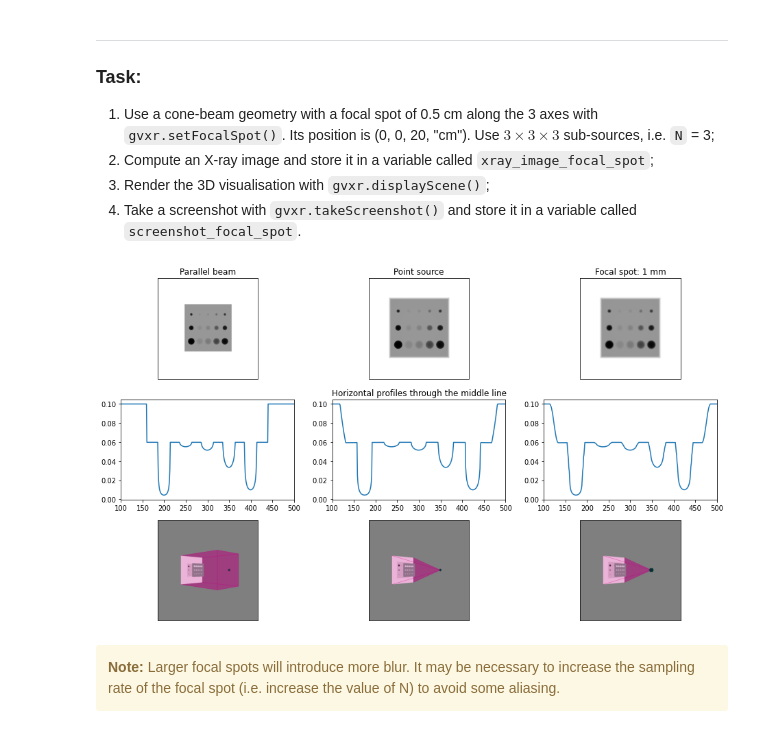
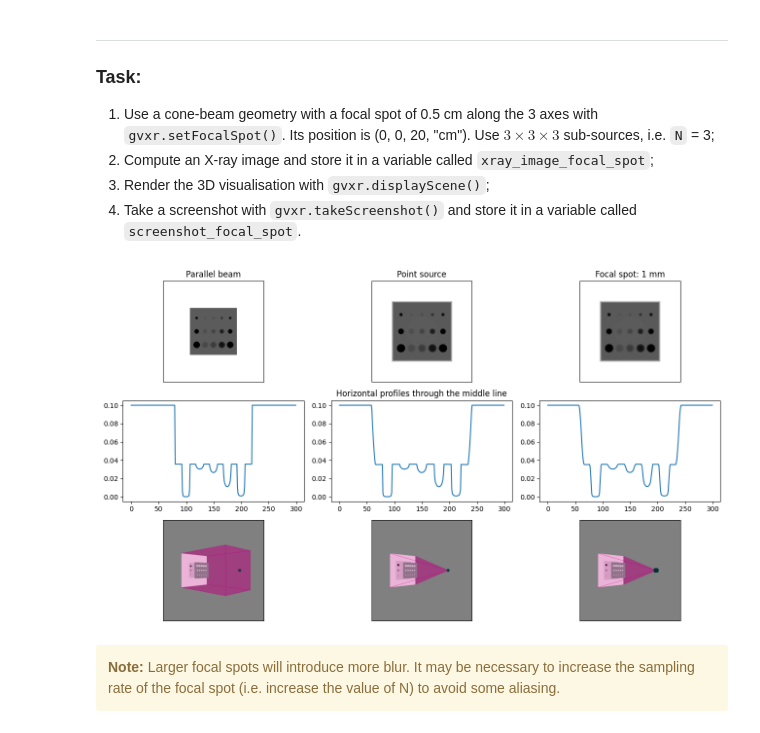
Before and after one commit to effepivi/gvxr-tutorials, a Jupyter notebook: Source_parameters.ipynb, the cells around one changed output. Drawn from its saved outputs; the diff is of its cells as text; code cells hidden in the pictures.

```diff
--- a/Source_parameters.ipynb
+++ b/Source_parameters.ipynb
@@ -130,3 +127,6 @@ gvxr.setDetectorNumberOfPixels(600, 600)
+# %%
+gvxr.setDetectorNumberOfPixels(300, 300)
+half_image_width = 150
 # %% [markdown]
 ---
 
@@ -276,7 +268,7 @@ gvxr.setZoom(500)
 gvxr.setMonoChromatic(100, "keV", 1)
 gvxr.usePointSource()
 gvxr.setSourcePosition(0, 0, 20, "cm")
-xray_image_point_source = gvxr.computeXRayImage()
+xray_image_point_source = np.array(gvxr.computeXRayImage(), dtype=np.single)
 gvxr.displayScene()
 screenshot_point_source = gvxr.takeScreenshot()
 # %% [markdown]
@@ -290,7 +282,7 @@ screenshot_point_source = gvxr.takeScreenshot()
 4. Take a screenshot with `gvxr.takeScreenshot()` and store it in a variable called `screenshot_parallel_source`.
 # %%
 gvxr.useParallelSource()
-xray_image_parallel_source = gvxr.computeXRayImage()
+xray_image_parallel_source = np.array(gvxr.computeXRayImage(), dtype=np.single)
 gvxr.displayScene()
 screenshot_parallel_source = gvxr.takeScreenshot()
 # %% [markdown]
@@ -304,7 +296,7 @@ screenshot_parallel_source = gvxr.takeScreenshot()
 4. Take a screenshot with `gvxr.takeScreenshot()` and store it in a variable called `screenshot_focal_spot`.
 # %%
 gvxr.setFocalSpot(0, 0, 20, 0.5, "cm", 3)
-xray_image_focal_spot = gvxr.computeXRayImage()
+xray_image_focal_spot = np.array(gvxr.computeXRayImage(), dtype=np.single)
 gvxr.displayScene()
 screenshot_focal_spot = gvxr.takeScreenshot()
 # %%
@@ -317,40 +309,40 @@ axs[0, 0].set_yticks([])
 
 axs[0, 1].imshow(xray_image_point_source, cmap="gray")
 axs[0, 1].set_title("Point source")
 axs[0, 1].set_xticks([])
 axs[0, 1].set_yticks([])
 
 axs[0, 2].imshow(xray_image_focal_spot, cmap="gray")
 axs[0, 2].set_title("Focal spot: 1 mm")
 axs[0, 2].set_xticks([])
 axs[0, 2].set_yticks([])
 
-axs[1, 0].plot(xray_image_parallel_source[300])
-axs[1, 0].set_xlim([100, 500])
+axs[1, 0].plot(xray_image_parallel_source[half_image_width])
+# axs[1, 0].set_xlim([100, 500])
 
-axs[1, 1].plot(xray_image_point_source[300])
+axs[1, 1].plot(xray_image_point_source[half_image_width])
 axs[1, 1].set_title("Horizontal profiles through the middle line")
-axs[1, 1].set_xlim([100, 500])
+# axs[1, 1].set_xlim([100, 500])
 
-axs[1, 2].plot(xray_image_focal_spot[300])
-axs[1, 2].set_xlim([100, 500])
+axs[1, 2].plot(xray_image_focal_spot[half_image_width])
+# axs[1, 2].set_xlim([100, 500])
 
 axs[2, 0].imshow(screenshot_parallel_source)
 axs[2, 0].set_xticks([])
 axs[2, 0].set_yticks([])
 
 axs[2, 1].imshow(screenshot_point_source)
 axs[2, 1].set_xticks([])
 axs[2, 1].set_yticks([])
 
 axs[2, 2].imshow(screenshot_focal_spot)
 axs[2, 2].set_xticks([])
 axs[2, 2].set_yticks([])
 
 plt.tight_layout()
 plt.margins(0,0)
 # %% [output]
-[figure, old version]
+[figure, new version]
 # %% [markdown]
 <div class="alert alert-block alert-warning">
     <b>Note:</b> Larger focal spots will introduce more blur. It may be necessary to increase the sampling rate of the focal spot (i.e. increase the value of N) to avoid some aliasing.
```
Also changed, not shown: parts of 17 cells of this notebook.
